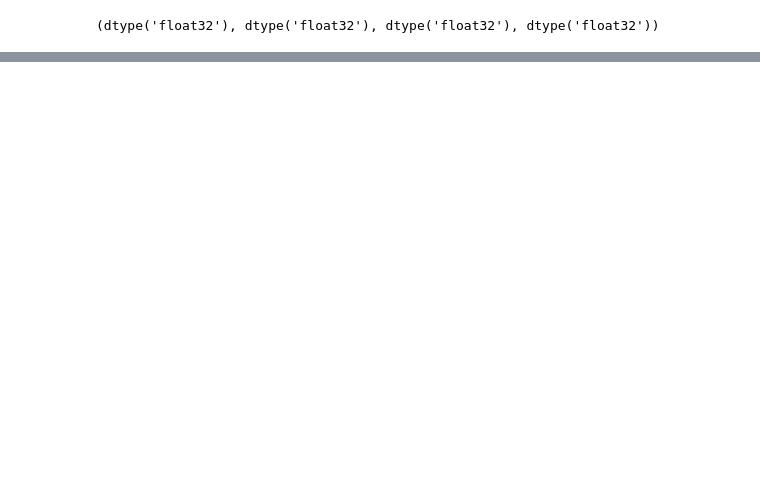
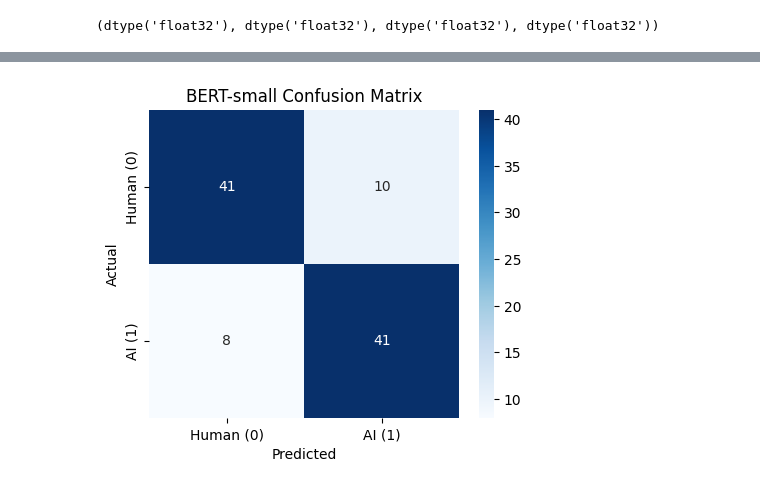
Before and after one commit to nghia95/fake-data-detector, a Jupyter notebook: notebooks/Halim_exploratory.ipynb, the cells around one changed output, grey strips where cells are left out. Drawn from its saved outputs; the diff is of its cells as text; code cells hidden in the pictures; blank space fills up the shorter version.

```diff
--- a/notebooks/Halim_exploratory.ipynb
+++ b/notebooks/Halim_exploratory.ipynb
@@ -613,0 +642,13 @@ weighted avg       0.83      0.81      0.81       100
+# %%
+# Confusion Matrix
+
+from sklearn.metrics import confusion_matrix
+
+bert_small_cm = confusion_matrix(y_test_bert_small, y_pred_bert_small)
+plt.figure(figsize=(5,4))
+sns.heatmap(bert_small_cm, annot=True, fmt='d', cmap='Blues', xticklabels=['Human (0)', 'AI (1)'], yticklabels=['Human (0)', 'AI (1)'])
+plt.xlabel("Predicted")
+plt.ylabel("Actual")
+plt.title("BERT-small Confusion Matrix");
+# %% [output]
+[figure, added]
```
Also changed, not shown: parts of 14 cells of this notebook.
